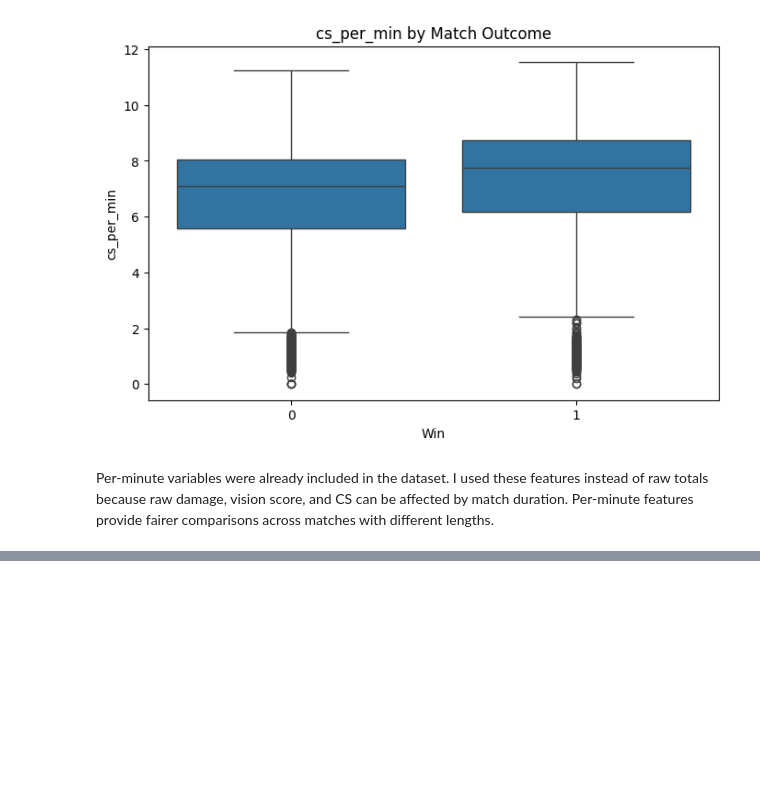
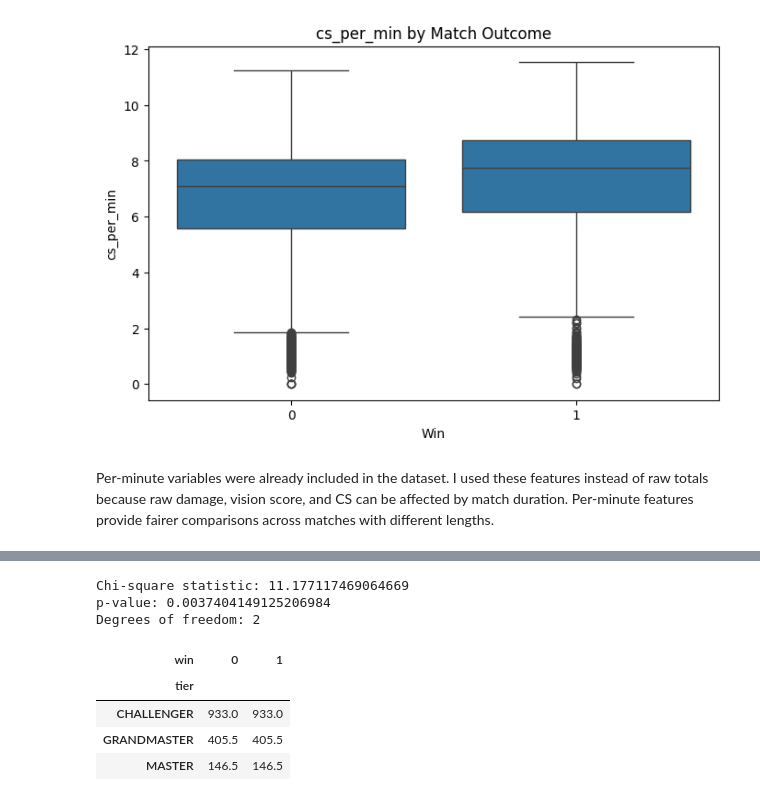
Before and after one commit to borayilmaz12/DSA210-Term-Project-Bora-Y-lmaz, a Jupyter notebook: notebooks/eda_and_hypothesis_tests_updated.ipynb, the cells around one changed output, grey strips where cells are left out. Saved outputs shown, nothing was run; the diff lists cells and outputs as text; code cells hidden in the pictures; blank space fills up the shorter version.

```diff
--- a/notebooks/eda_and_hypothesis_tests_updated.ipynb
+++ b/notebooks/eda_and_hypothesis_tests_updated.ipynb
@@ -287,0 +451,23 @@ In other words, a player's tier is significantly associated with match success,
+# %%
+chi2_stat, p_value, dof, expected = chi2_contingency(contingency_table)
+
+expected_table = pd.DataFrame(
+    expected,
+    index=contingency_table.index,
+    columns=contingency_table.columns
+)
+
+print("Chi-square statistic:", chi2_stat)
+print("p-value:", p_value)
+print("Degrees of freedom:", dof)
+
+expected_table
+# %% [output]
+Chi-square statistic: 11.177117469064669
+p-value: 0.0037404149125206984
+Degrees of freedom: 2
+| win | 0 | 1 |
+| tier |  |  |
+| CHALLENGER | 933.0 | 933.0 |
+| GRANDMASTER | 405.5 | 405.5 |
+| MASTER | 146.5 | 146.5 |
```
Also changed, not shown: parts of 27 cells of this notebook.
